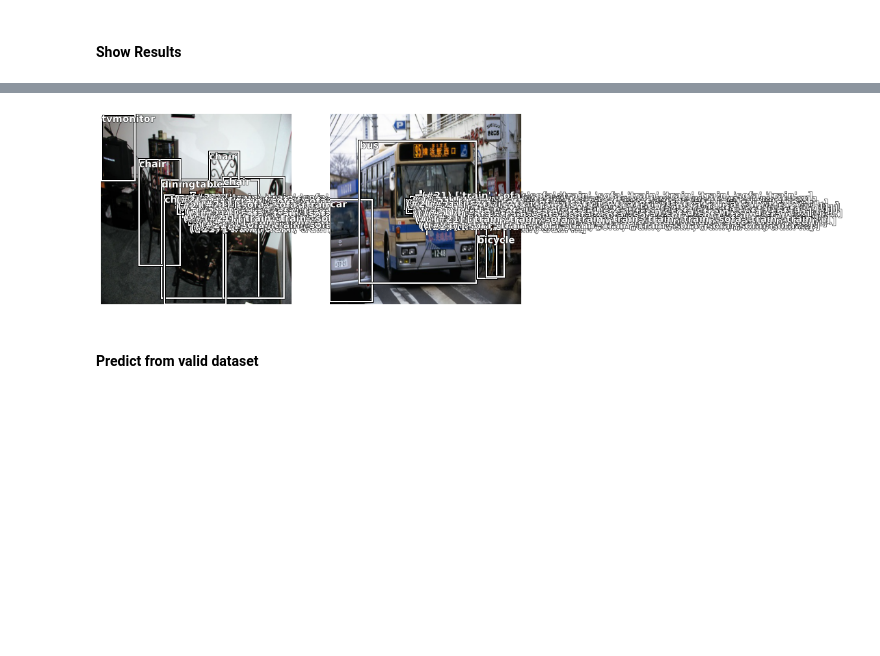
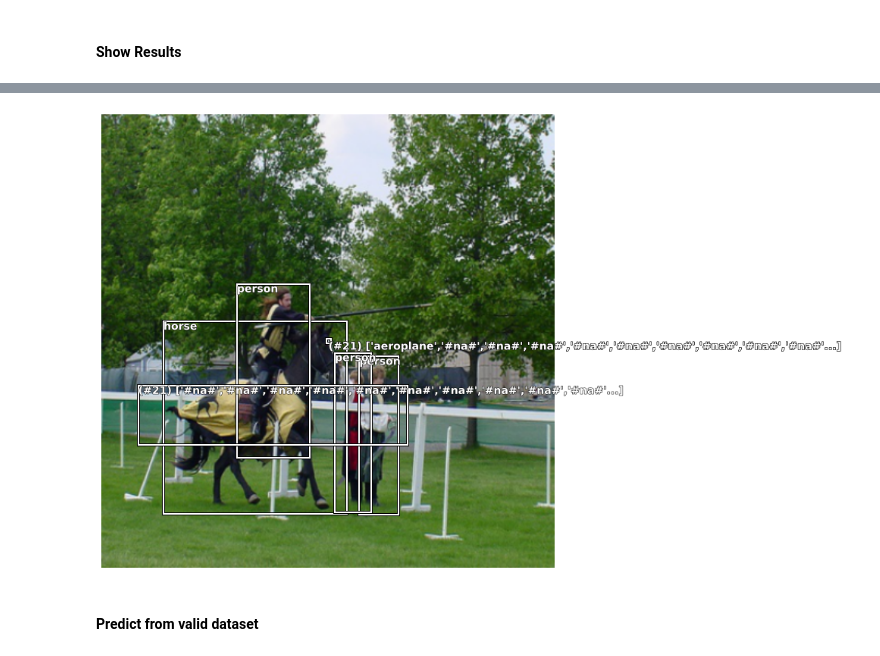
Before and after one commit to jav0927/AI, a Jupyter notebook: Fastai2_SSD_280_GouAug.ipynb, the cells around one changed output, grey strips where cells are left out. Drawn from its saved outputs; the diff is of its cells as text; code cells hidden in the pictures; blank space fills up the shorter version.

```diff
--- a/Fastai2_SSD_280_GouAug.ipynb
+++ b/Fastai2_SSD_280_GouAug.ipynb
@@ -1390,7 +1445,5 @@ learn.save(f'/content/gdrive/My Drive/ssd_basic_3')
 # %%
-learn.save(f'/content/gdrive/My Drive/ssd_basic_3')
+learn.load(F'/content/gdrive/My Drive/ssd_prog_rsz_1', strict=True)
-# %%
-learn.load(F'/content/gdrive/My Drive/ssd_basic_3', strict=True)
 # %%
 learn.unfreeze()
 learn.lr_find( show_plot=False)
@@ -1398,3 +1457,3 @@ lr =  find_optimal_lr(learn, noise=4)
 # %%
-learn.fine_tune(5, 2.0E-04)
-learn.save(f'/content/gdrive/My Drive/ssd_basic_4')
+learn.fit_one_cycle(5, 8.0E-05)
+learn.save(f'/content/gdrive/My Drive/ssd_prog_rsz_2')
@@ -1401,13 +1462,13 @@ learn.save(f'/content/gdrive/My Drive/ssd_basic_4')
 # %%
-learn.load(F'/content/gdrive/My Drive/ssd_basic_4', strict=True)
+learn.load(F'/content/gdrive/My Drive/ssd_prog_rsz_2', strict=True)
 # %% [markdown]
 #### Show Results
 # %%
-learn.cbs[3].threshold=0.99999
-infer_and_show_results(learn,  max_n=2)
+learn.cbs[3].threshold=0.9999
+infer_and_show_results(learn,  max_n=1)
 # %% [output]
 [interactive output not drawn]
-[figure, old version]
+[figure, new version]
 # %% [markdown]
 
 #### Predict from valid dataset
```
Also changed, not shown: parts of 27 cells of this notebook.
